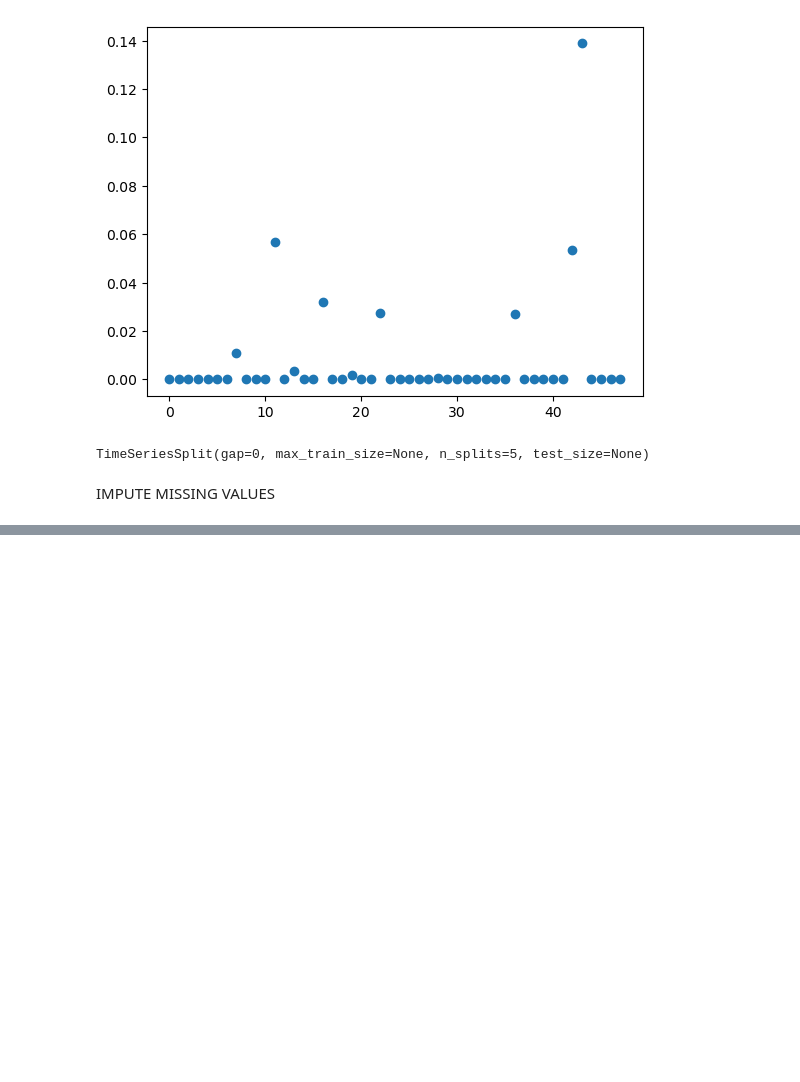
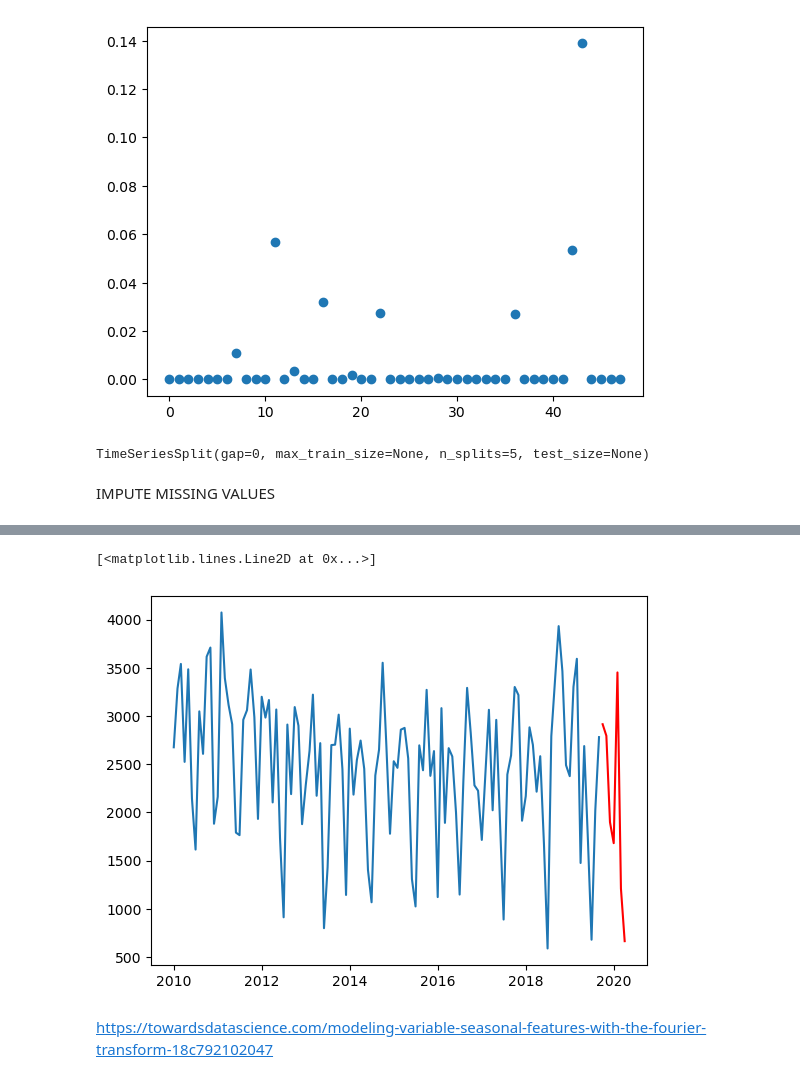
Before and after one commit to gianluca-24/training-camp-KPMG, a Jupyter notebook: leruotebucate.ipynb, the cells around one changed output, grey strips where cells are left out. Drawn from its saved outputs; the diff is of its cells as text; code cells hidden in the pictures; blank space fills up the shorter version.

```diff
--- a/leruotebucate.ipynb
+++ b/leruotebucate.ipynb
@@ -271,0 +313,14 @@ ts1
+# %%
+# Consider as training only the 70% of the data
+idx_train = int(len(ts1)*0.95)
+
+data_tr = ts1[:idx_train]
+data_te = ts1[idx_train:]
+# %%
+plt.plot(data_tr['volume_kg'])
+plt.plot(data_te['volume_kg'], color = 'red')
+# %% [output]
+[<matplotlib.lines.Line2D at 0x...>]
+[figure, added]
+# %% [markdown]
+https://towardsdatascience.com/modeling-variable-seasonal-features-with-the-fourier-transform-18c792102047
```
Also changed, not shown: parts of 14 cells of this notebook.
